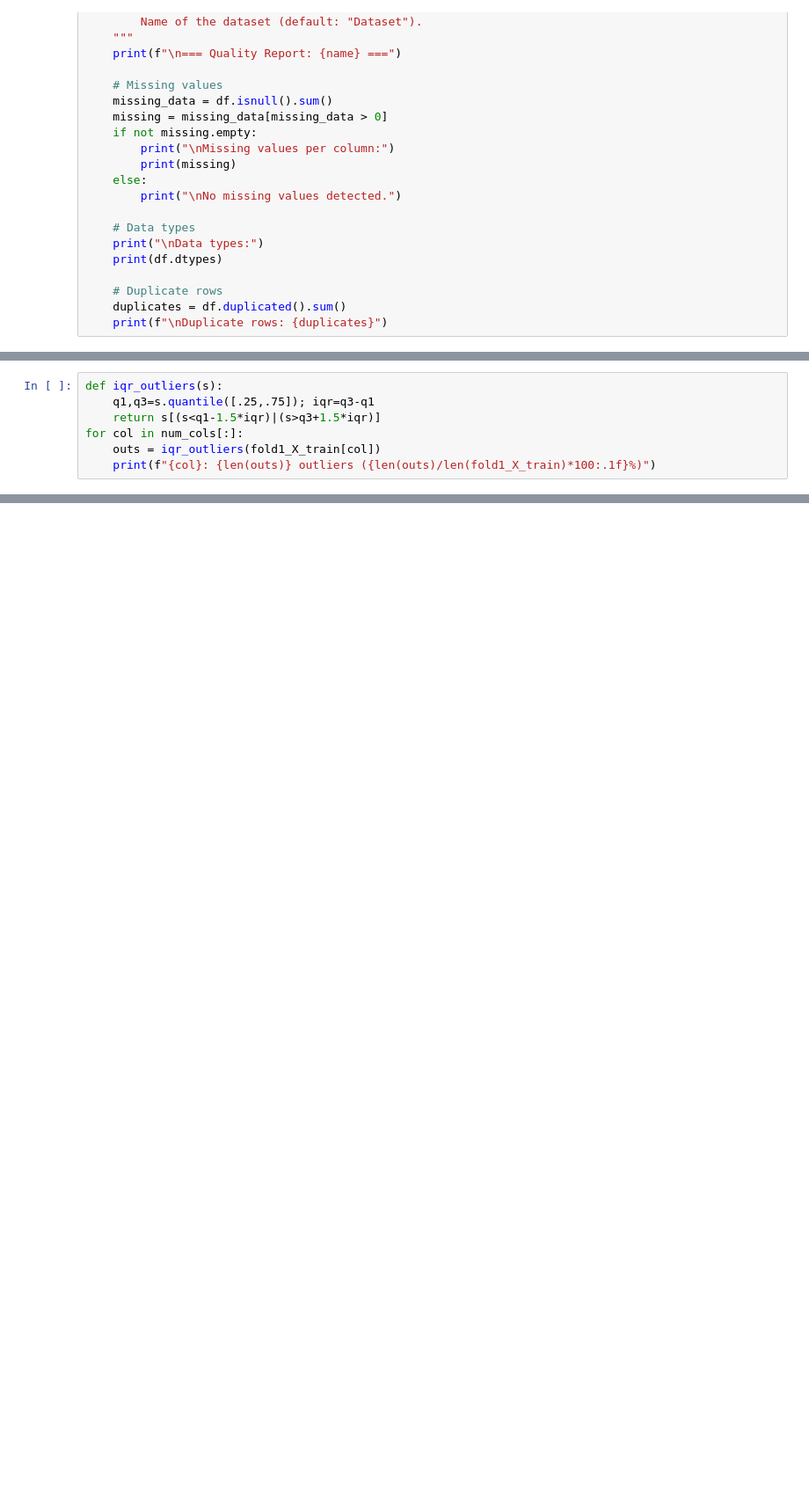
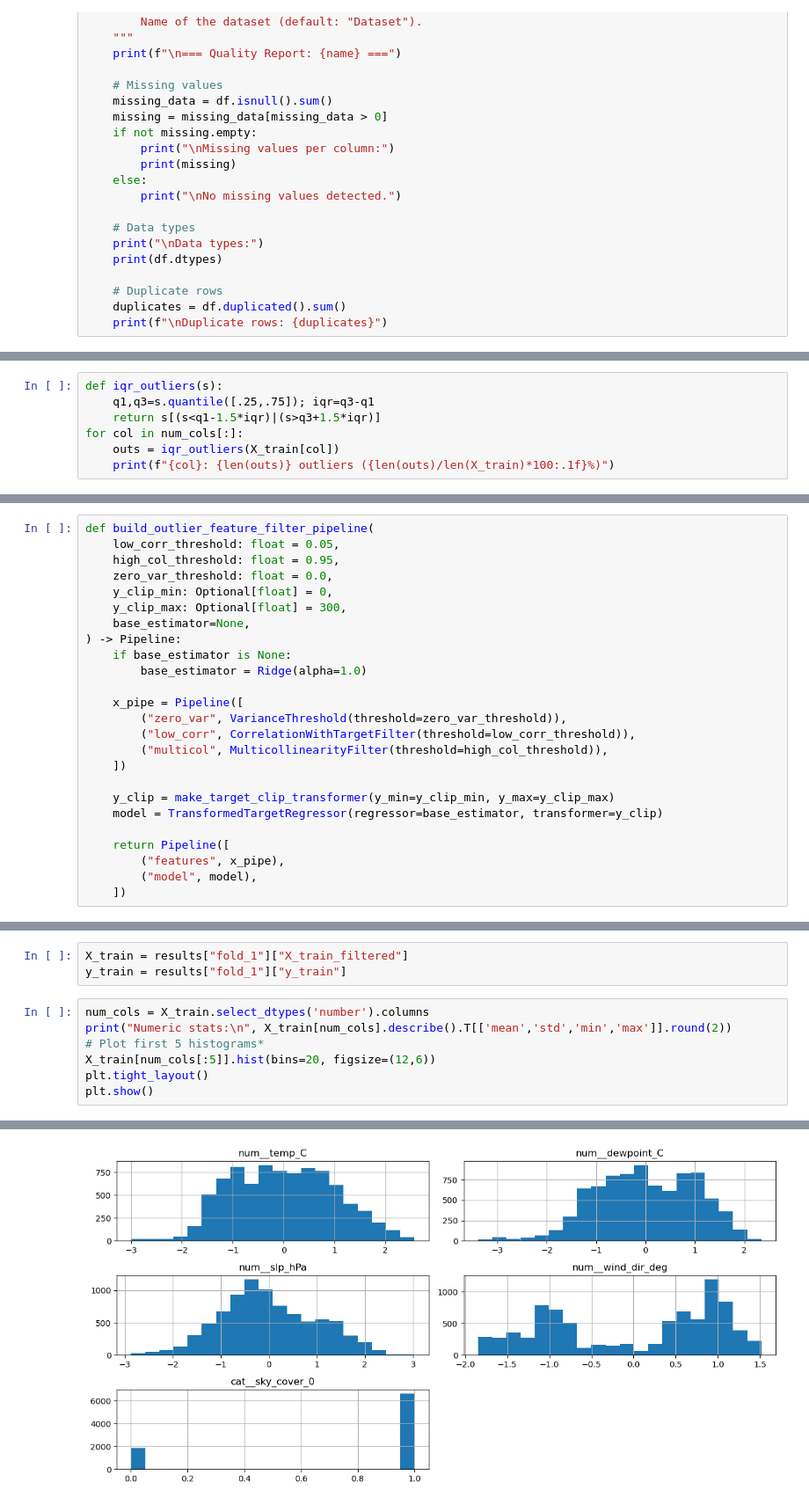
Before and after one commit to FedorSulaev/air-quality-predictor, a Jupyter notebook: notebooks/03_exploratory_data_analysis.ipynb, the cells around one changed output, grey strips where cells are left out. Shown: that part at 88% size. Drawn from its saved outputs; the diff is of its cells as text; blank space fills up the shorter version.

Commit message:
feat: EDA and feature filtering

```diff
--- a/notebooks/03_exploratory_data_analysis.ipynb
+++ b/notebooks/03_exploratory_data_analysis.ipynb
@@ -201,6 +241,6 @@ def iqr_outliers(s):
     q1,q3=s.quantile([.25,.75]); iqr=q3-q1
     return s[(s<q1-1.5*iqr)|(s>q3+1.5*iqr)]
 for col in num_cols[:]:
-    outs = iqr_outliers(fold1_X_train[col])
-    print(f"{col}: {len(outs)} outliers ({len(outs)/len(fold1_X_train)*100:.1f}%)")
+    outs = iqr_outliers(X_train[col])
+    print(f"{col}: {len(outs)} outliers ({len(outs)/len(X_train)*100:.1f}%)")
 # %% [output]
@@ -238,0 +375,25 @@ High-corr pairs: []
+# %%
+def build_outlier_feature_filter_pipeline(
+    low_corr_threshold: float = 0.05,
+    high_col_threshold: float = 0.95,
+    zero_var_threshold: float = 0.0,
+    y_clip_min: Optional[float] = 0,
+    y_clip_max: Optional[float] = 300,
+    base_estimator=None,
+) -> Pipeline:
+    if base_estimator is None:
+        base_estimator = Ridge(alpha=1.0)
+
+    x_pipe = Pipeline([
+        ("zero_var", VarianceThreshold(threshold=zero_var_threshold)),
+        ("low_corr", CorrelationWithTargetFilter(threshold=low_corr_threshold)),
+        ("multicol", MulticollinearityFilter(threshold=high_col_threshold)),
+    ])
+
+    y_clip = make_target_clip_transformer(y_min=y_clip_min, y_max=y_clip_max)
+    model = TransformedTargetRegressor(regressor=base_estimator, transformer=y_clip)
+
+    return Pipeline([
+        ("features", x_pipe),
+        ("model", model),
+    ])
@@ -238,0 +463,11 @@ High-corr pairs: []
+# %%
+X_train = results["fold_1"]["X_train_filtered"]
+y_train = results["fold_1"]["y_train"]
+# %%
+num_cols = X_train.select_dtypes('number').columns
+print("Numeric stats:\n", X_train[num_cols].describe().T[['mean','std','min','max']].round(2))
+# Plot first 5 histograms*
+X_train[num_cols[:5]].hist(bins=20, figsize=(12,6))
+plt.tight_layout()
+plt.show()
+# %% [output]
@@ -238,0 +486 @@ High-corr pairs: []
+[figure, added]
```
Also changed, not shown: parts of 18 cells of this notebook, 8 other files.
